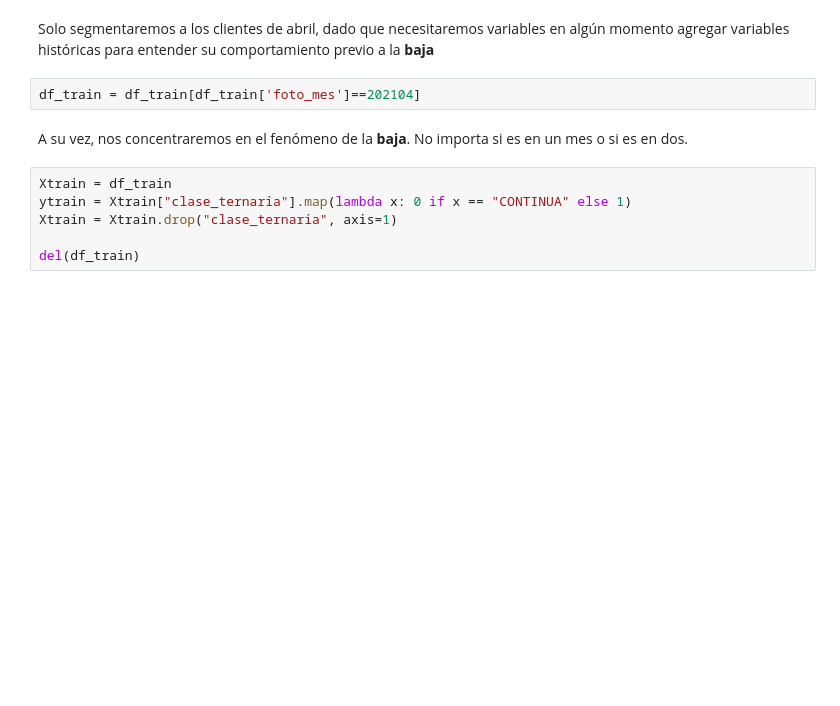
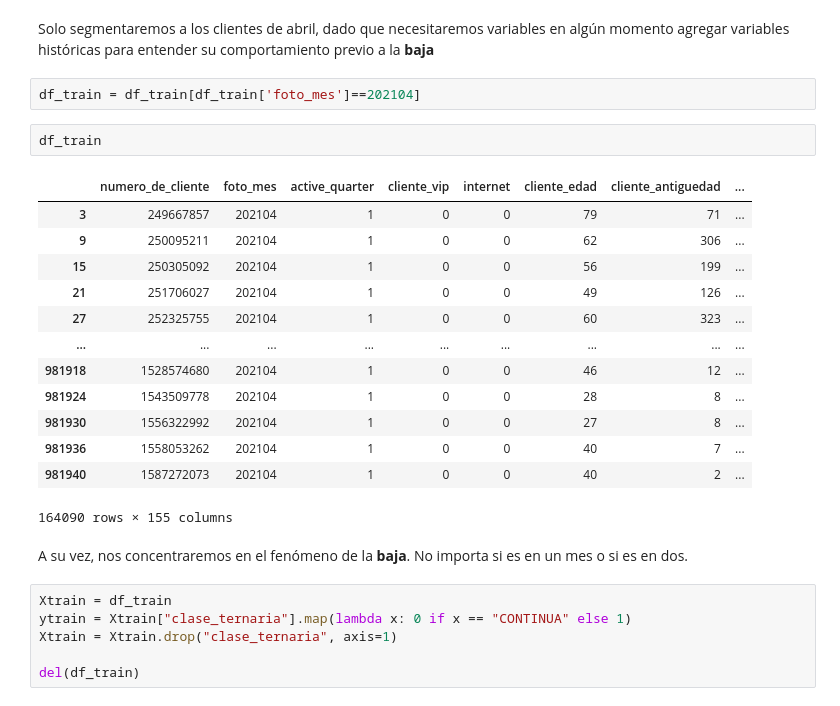
Before and after one commit to dmecoyfin/dmeyf2024, a Jupyter notebook: src/monday/z502_Segmentacion.ipynb, the cells around one changed output. Cells and saved outputs as stored; diff of their text form; blank space fills up the shorter version.

```diff
--- a/src/monday/z502_Segmentacion.ipynb
+++ b/src/monday/z502_Segmentacion.ipynb
@@ -45,6 +66,22 @@ df_train = pd.read_csv(dataset_path + dataset_file)
 Solo segmentaremos a los clientes de abril, dado que necesitaremos variables en algún momento agregar variables históricas para entender su comportamiento previo a la **baja**
 # %%
 df_train = df_train[df_train['foto_mes']==202104]
+# %%
+df_train
+# %% [output]
+|  | numero_de_cliente | foto_mes | active_quarter | cliente_vip | internet | cliente_edad | cliente_antiguedad | ... |
+| 3 | 249667857 | 202104 | 1 | 0 | 0 | 79 | 71 | ... |
+| 9 | 250095211 | 202104 | 1 | 0 | 0 | 62 | 306 | ... |
+| 15 | 250305092 | 202104 | 1 | 0 | 0 | 56 | 199 | ... |
+| 21 | 251706027 | 202104 | 1 | 0 | 0 | 49 | 126 | ... |
+| 27 | 252325755 | 202104 | 1 | 0 | 0 | 60 | 323 | ... |
+| ... | ... | ... | ... | ... | ... | ... | ... | ... |
+| 981918 | 1528574680 | 202104 | 1 | 0 | 0 | 46 | 12 | ... |
+| 981924 | 1543509778 | 202104 | 1 | 0 | 0 | 28 | 8 | ... |
+| 981930 | 1556322992 | 202104 | 1 | 0 | 0 | 27 | 8 | ... |
+| 981936 | 1558053262 | 202104 | 1 | 0 | 0 | 40 | 7 | ... |
+| 981940 | 1587272073 | 202104 | 1 | 0 | 0 | 40 | 2 | ... |
+164090 rows × 155 columns
 # %% [markdown]
 A su vez, nos concentraremos en el fenómeno de la **baja**. No importa si es en un mes o si es en dos.
 # %%
```
Also changed, not shown: parts of 7 cells of this notebook, 5 other files.
